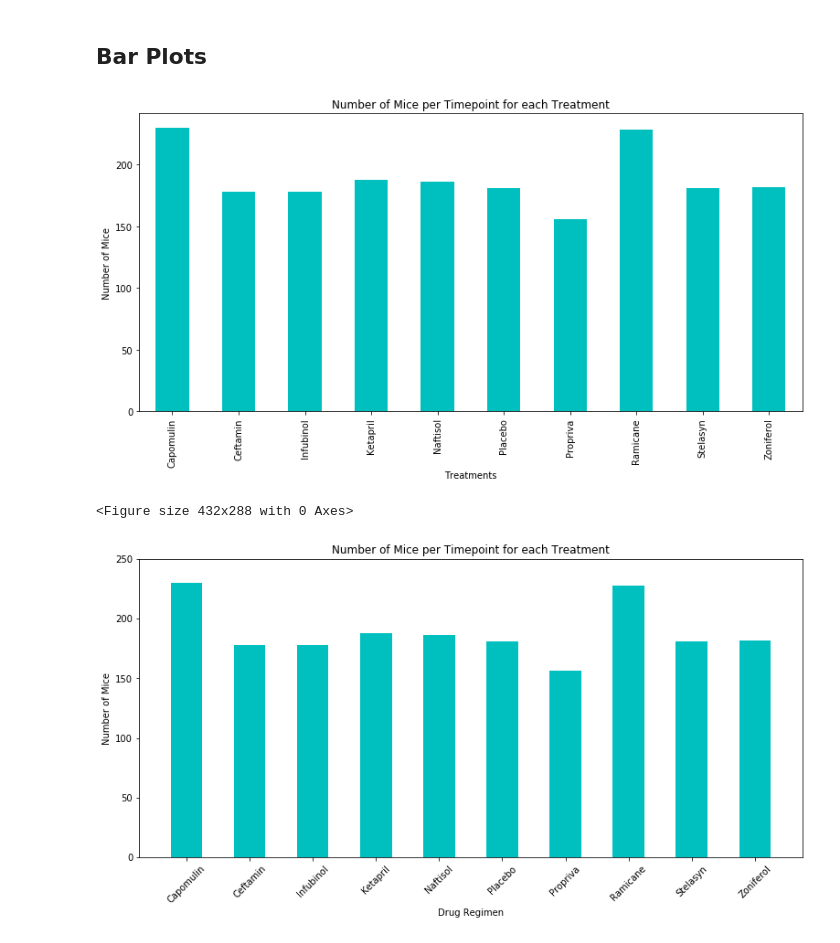
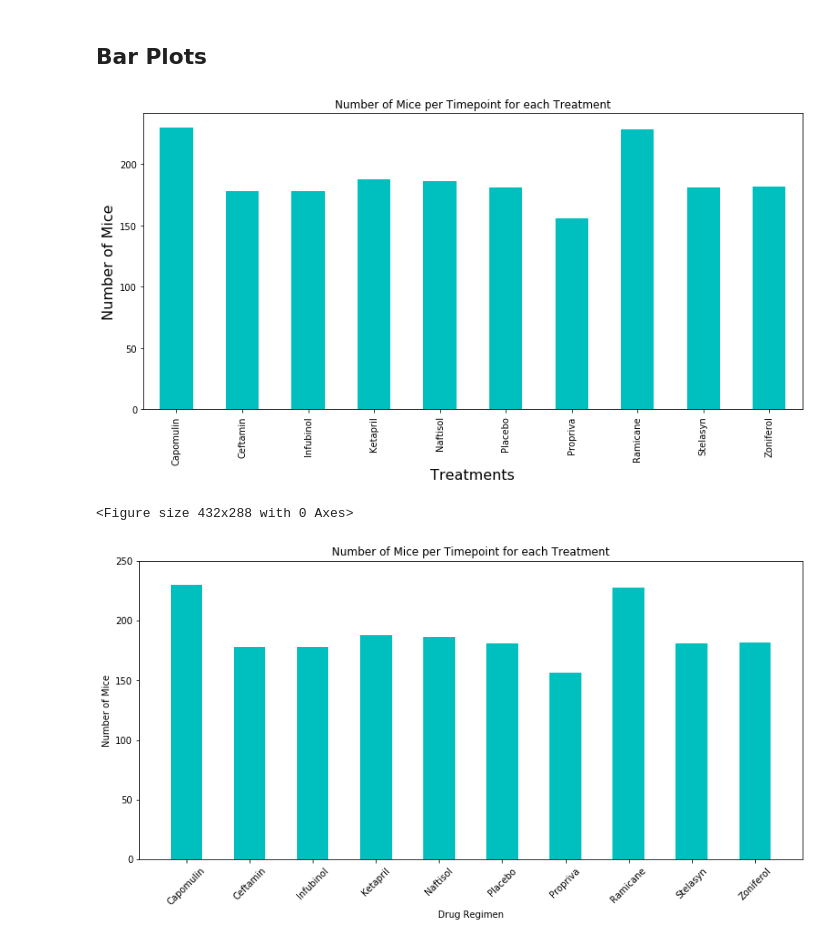
Before and after one commit to yaitouny/SMU_homework, a Jupyter notebook: 05-Matplotlib/Matplotlob - The Power of Plots/Pymaceuticals/pymaceuticals_starter.ipynb, the cells around one changed output. Cells and saved outputs as stored; diff of their text form; code cells hidden in the pictures.

```diff
--- a/05-Matplotlib/Matplotlob - The Power of Plots/Pymaceuticals/pymaceuticals_starter.ipynb
+++ b/05-Matplotlib/Matplotlob - The Power of Plots/Pymaceuticals/pymaceuticals_starter.ipynb
@@ -149,17 +150,17 @@ summary_group
 # %%
 # Generate a bar plot showing the number of mice per time point for each treatment throughout the course of the study
 # using pandas.
 
 time_and_drugs = new_df.groupby("Drug Regimen")["Mouse ID"].count()
 time_and_drugs.plot(kind="bar",figsize=(13,6), color = "c")
 #time_and_drugs
-plt.title("Number of Mice per Timepoint for each Treatment")
-plt.xlabel("Treatments")
-plt.ylabel("Number of Mice")
+plt.title("Number of Mice per Timepoint for each Treatment", fontsize = 16)
+plt.xlabel("Treatments", fontsize = 16)
+plt.ylabel("Number of Mice", fontsize = 16)
 plt.show()
 plt.tight_layout()
 # %% [output]
-[figure, old version]
+[figure, new version]
 <Figure size 432x288 with 0 Axes>
 # %%
 # Generate a bar plot showing the number of mice per time point for each treatment throughout the course of the study
```
Also changed, not shown: parts of 11 cells of this notebook, 4 other files.
